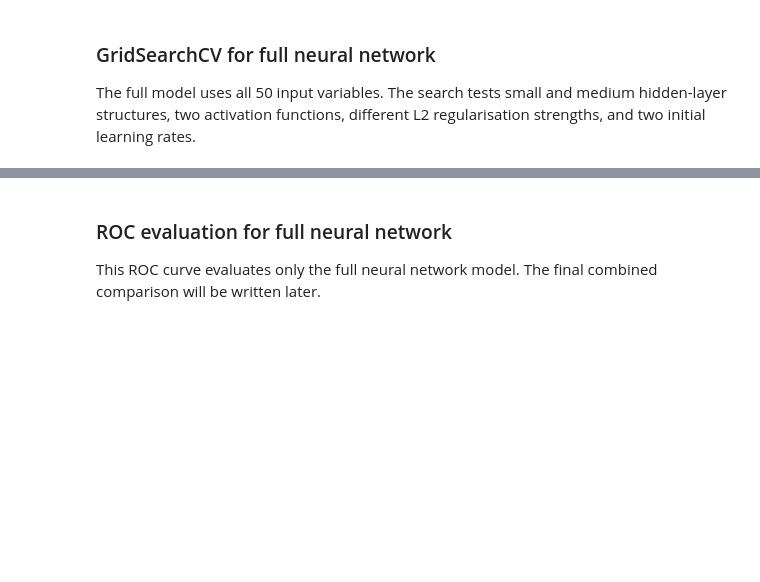
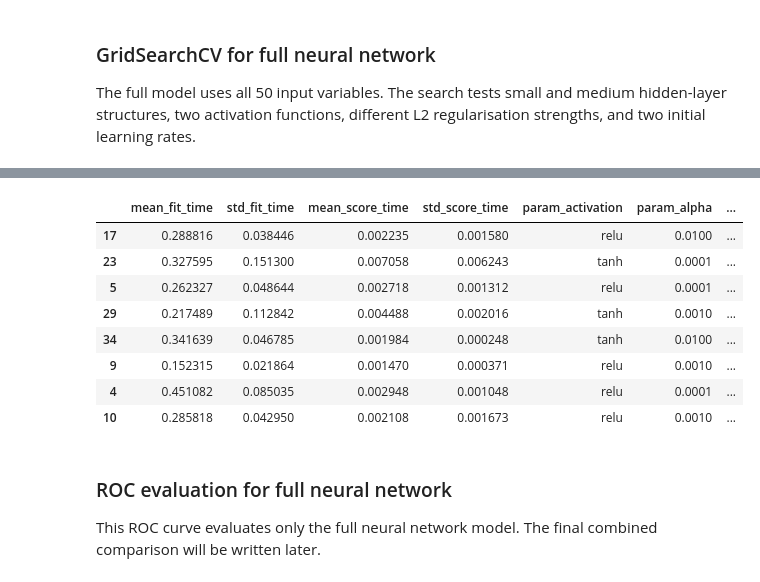
Before and after one commit to tritinvo18/IFN580-ML-assignment1, a Jupyter notebook: neural_network/neural_network_4_2_full_model.ipynb, the cells around one changed output, grey strips where cells are left out. Saved outputs shown, nothing was run; the diff lists cells and outputs as text; code cells hidden in the pictures; blank space fills up the shorter version.

```diff
--- a/neural_network/neural_network_4_2_full_model.ipynb
+++ b/neural_network/neural_network_4_2_full_model.ipynb
@@ -157,6 +170,19 @@ nn_cv_results[[
 | 17 | 8 | 0.887866 | 0.016132 | (50, 25) | relu | 0.0100 | ... |
 | 13 | 9 | 0.887865 | 0.015319 | (25,) | relu | 0.0100 | ... |
 | 1 | 10 | 0.887862 | 0.017453 | (25,) | relu | 0.0001 | ... |
+# %%
+nn_cv_results = pd.DataFrame(grid_search_nn.cv_results_).sort_values('rank_test_score')
+nn_cv_results.iloc[:8]
+# %% [output]
+|  | mean_fit_time | std_fit_time | mean_score_time | std_score_time | param_activation | param_alpha | ... |
+| 17 | 0.288816 | 0.038446 | 0.002235 | 0.001580 | relu | 0.0100 | ... |
+| 23 | 0.327595 | 0.151300 | 0.007058 | 0.006243 | tanh | 0.0001 | ... |
+| 5 | 0.262327 | 0.048644 | 0.002718 | 0.001312 | relu | 0.0001 | ... |
+| 29 | 0.217489 | 0.112842 | 0.004488 | 0.002016 | tanh | 0.0010 | ... |
+| 34 | 0.341639 | 0.046785 | 0.001984 | 0.000248 | tanh | 0.0100 | ... |
+| 9 | 0.152315 | 0.021864 | 0.001470 | 0.000371 | relu | 0.0010 | ... |
+| 4 | 0.451082 | 0.085035 | 0.002948 | 0.001048 | relu | 0.0001 | ... |
+| 10 | 0.285818 | 0.042950 | 0.002108 | 0.001673 | relu | 0.0010 | ... |
 # %% [markdown]
 ### ROC evaluation for full neural network
 
```
Also changed, not shown: parts of 2 cells of this notebook, 2 other files.
